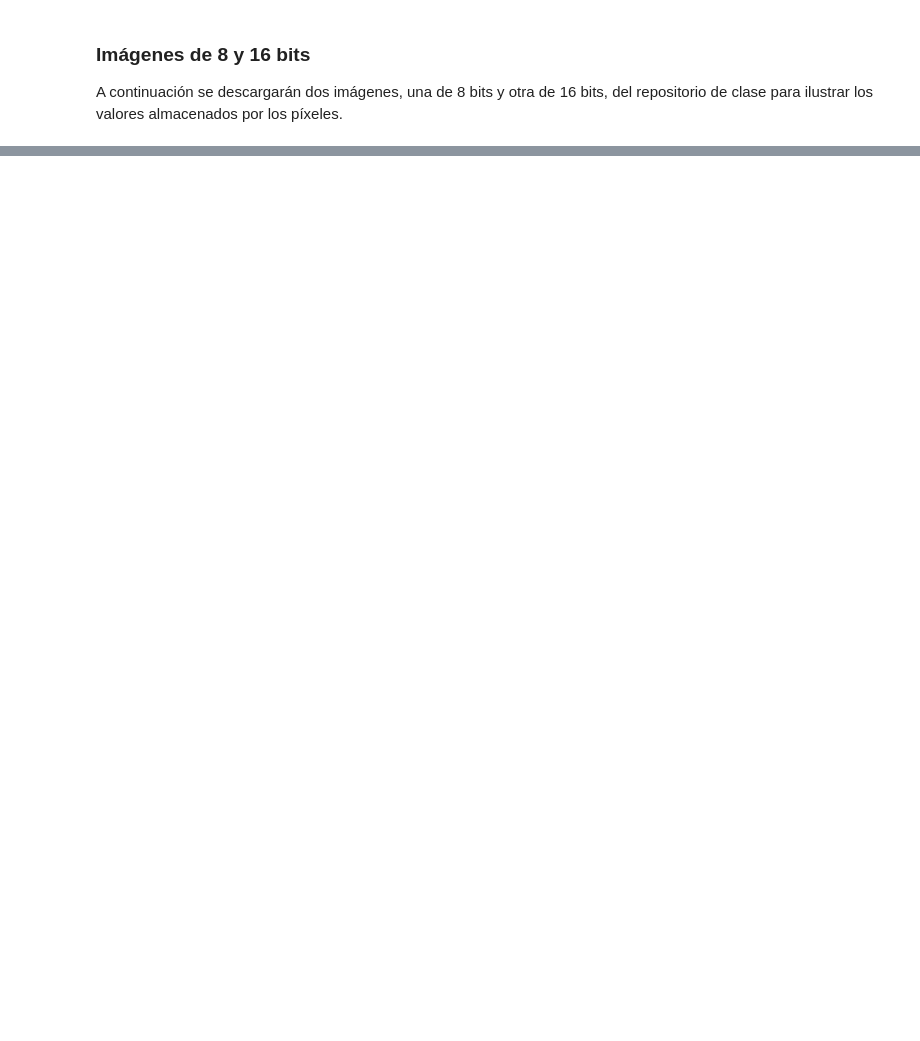
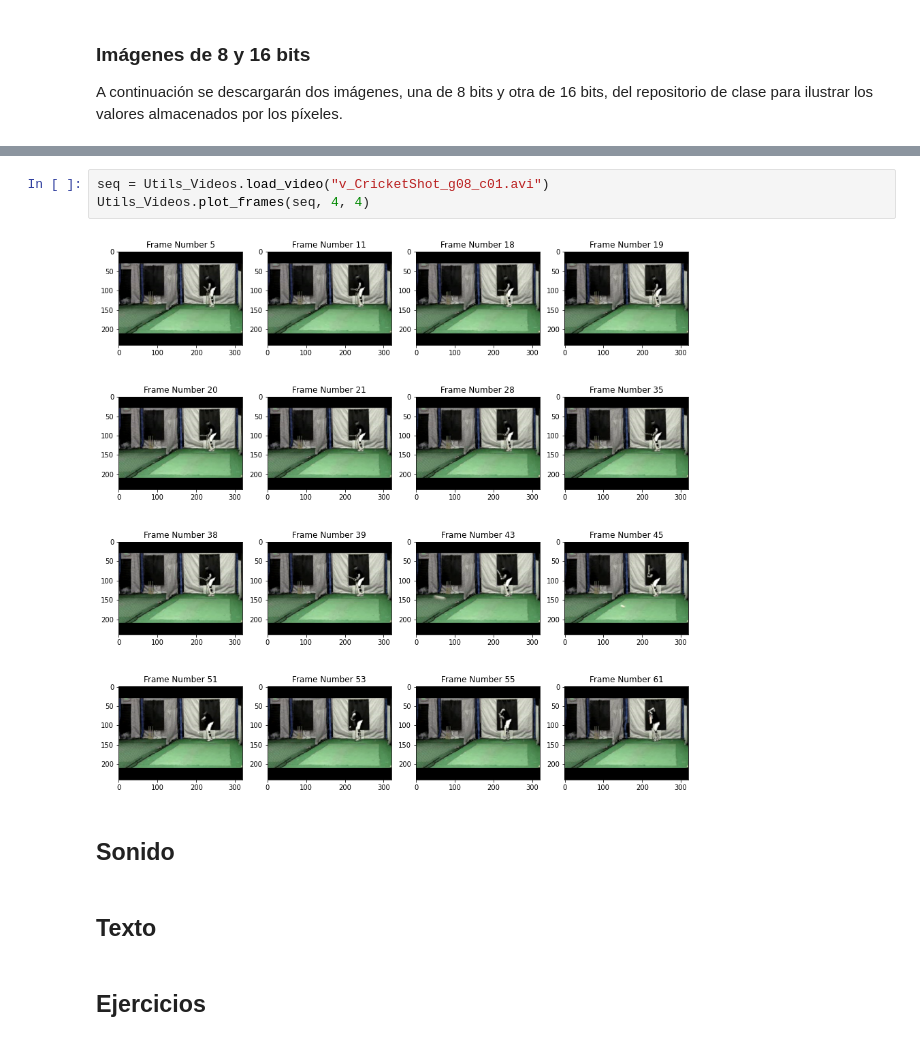
Before and after one commit to ssanchezgoe/curso_deep_learning_economia, a Jupyter notebook: NBs_Google_Colab/DL_S03_Tipos_de_Datos.ipynb, the cells around one changed output, grey strips where cells are left out. Saved outputs shown, nothing was run; the diff lists cells and outputs as text; blank space fills up the shorter version.

```diff
--- a/NBs_Google_Colab/DL_S03_Tipos_de_Datos.ipynb
+++ b/NBs_Google_Colab/DL_S03_Tipos_de_Datos.ipynb
@@ -128,0 +159,11 @@ Dimensiones de la imagen: (512, 512, 3)
+# %%
+seq = Utils_Videos.load_video("v_CricketShot_g08_c01.avi")
+Utils_Videos.plot_frames(seq, 4, 4)
+# %% [output]
+[figure, added]
+# %% [markdown]
+## Sonido
+# %% [markdown]
+## Texto
+# %% [markdown]
+## Ejercicios
```
Also changed, not shown: parts of 10 cells of this notebook.
